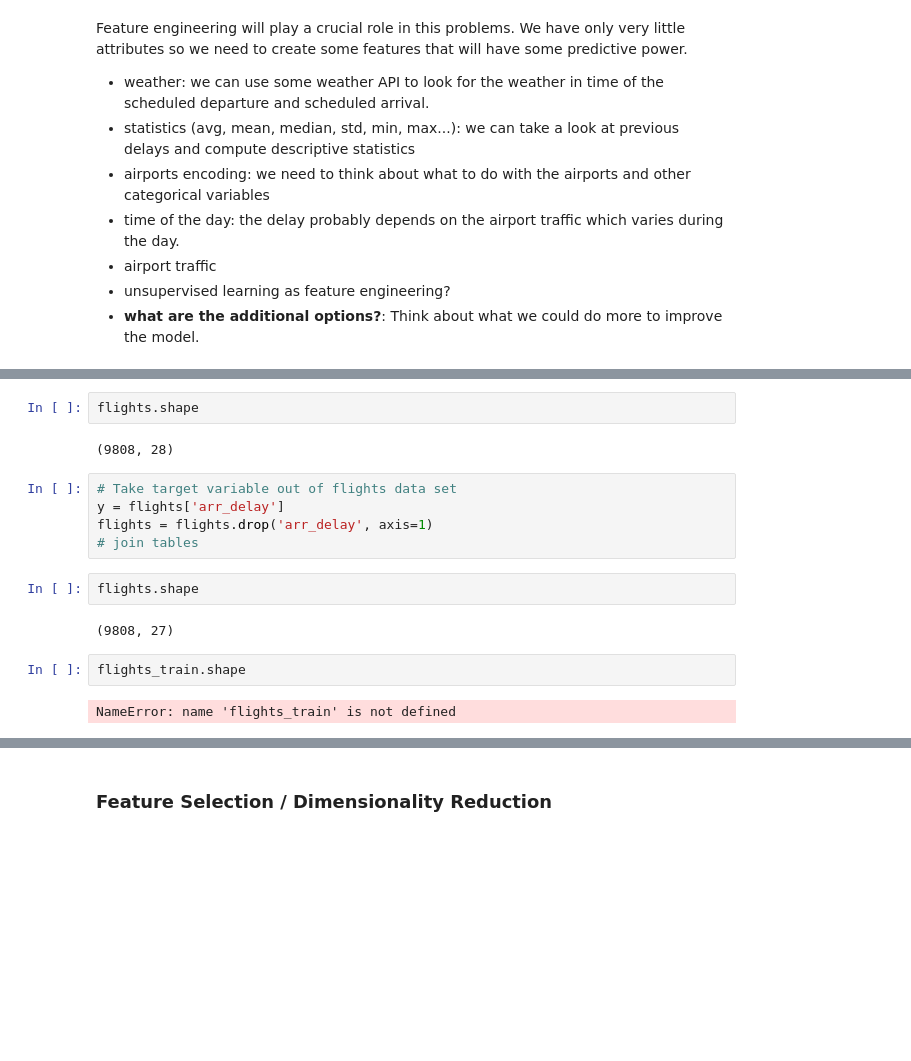
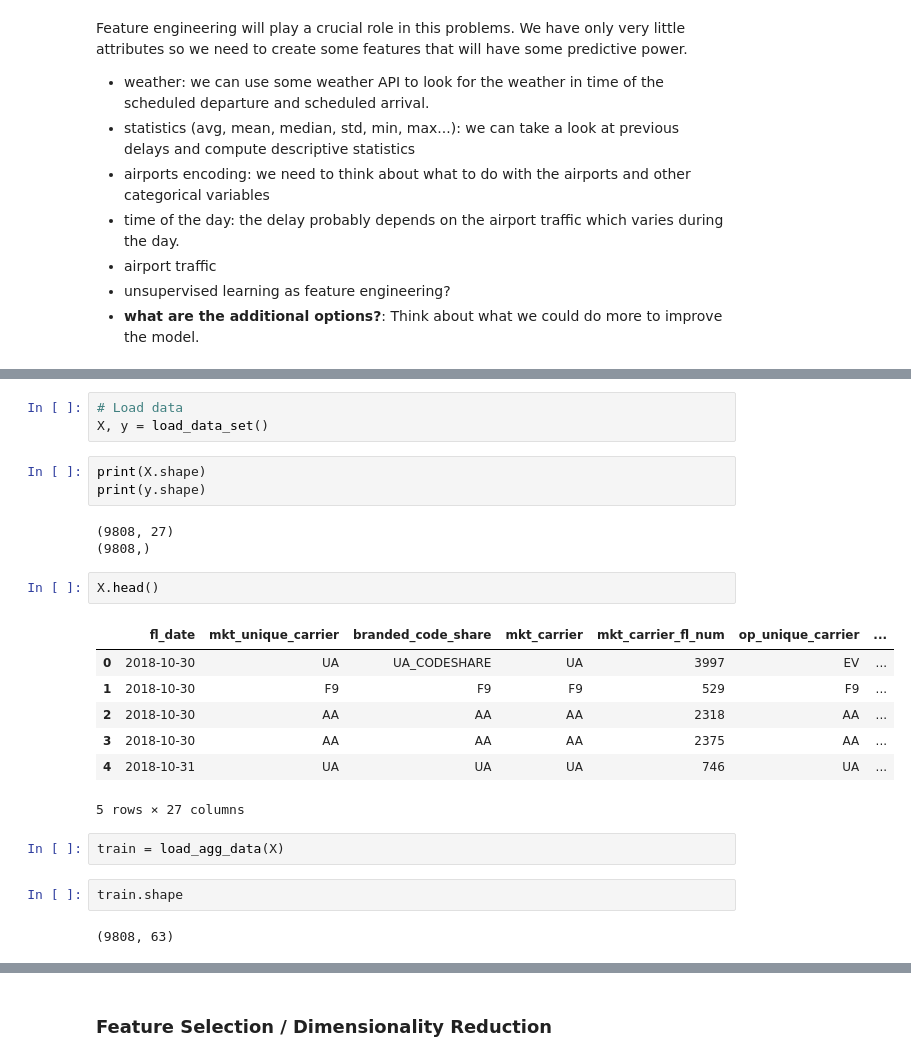
Before and after one commit to Zmek95/Flight_Delay_Predictor, a Jupyter notebook: modeling_aa.ipynb, the cells around one changed output, grey strips where cells are left out. Cells and saved outputs as stored; diff of their text form; blank space fills up the shorter version.

```diff
--- a/modeling_aa.ipynb
+++ b/modeling_aa.ipynb
@@ -51,17 +133,25 @@ fuel_comsumption_monthyl_aggregate= pd.read_csv('./data/fuel_comsumption_monthyl
+# %%
+# Load data
+X, y = load_data_set()
+# %%
+print(X.shape)
+print(y.shape)
+# %% [output]
+(9808, 27)
+(9808,)
+# %%
+X.head()
+# %% [output]
+|  | fl_date | mkt_unique_carrier | branded_code_share | mkt_carrier | mkt_carrier_fl_num | op_unique_carrier | ... |
+| 0 | 2018-10-30 | UA | UA_CODESHARE | UA | 3997 | EV | ... |
+| 1 | 2018-10-30 | F9 | F9 | F9 | 529 | F9 | ... |
+| 2 | 2018-10-30 | AA | AA | AA | 2318 | AA | ... |
+| 3 | 2018-10-30 | AA | AA | AA | 2375 | AA | ... |
+| 4 | 2018-10-31 | UA | UA | UA | 746 | UA | ... |
+5 rows × 27 columns
+# %%
+train = load_agg_data(X)
 # %%
-flights.shape
+train.shape
 # %% [output]
-(9808, 28)
+(9808, 63)
-# %%
-# Take target variable out of flights data set
-y = flights['arr_delay']
-flights = flights.drop('arr_delay', axis=1)
-# join tables
-# %%
-flights.shape
-# %% [output]
-(9808, 27)
-# %%
-flights_train.shape
-# %% [output]
-NameError: name 'flights_train' is not defined
```
Also changed, not shown: parts of 21 cells of this notebook, 4 other files.
